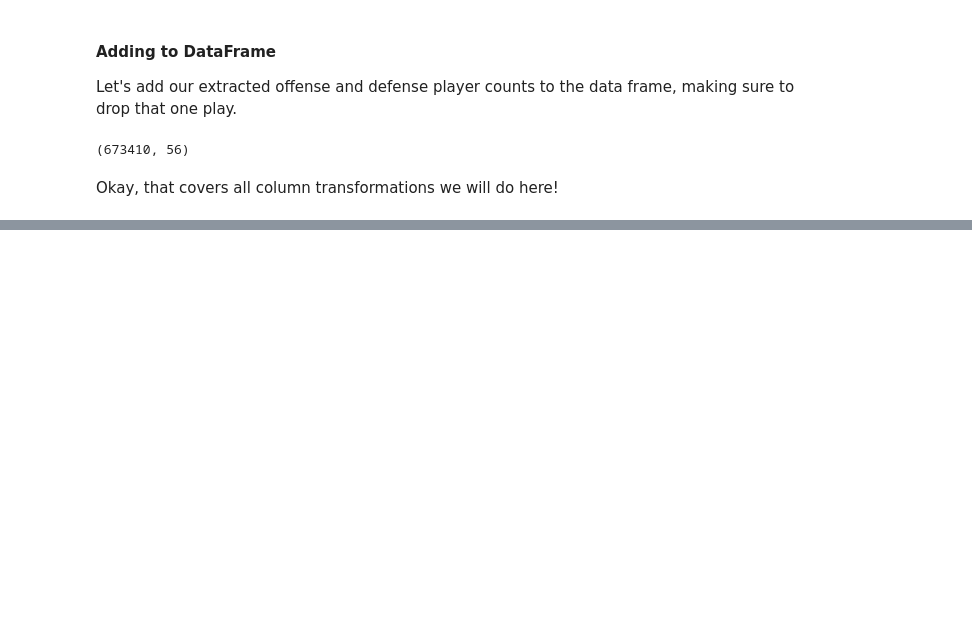
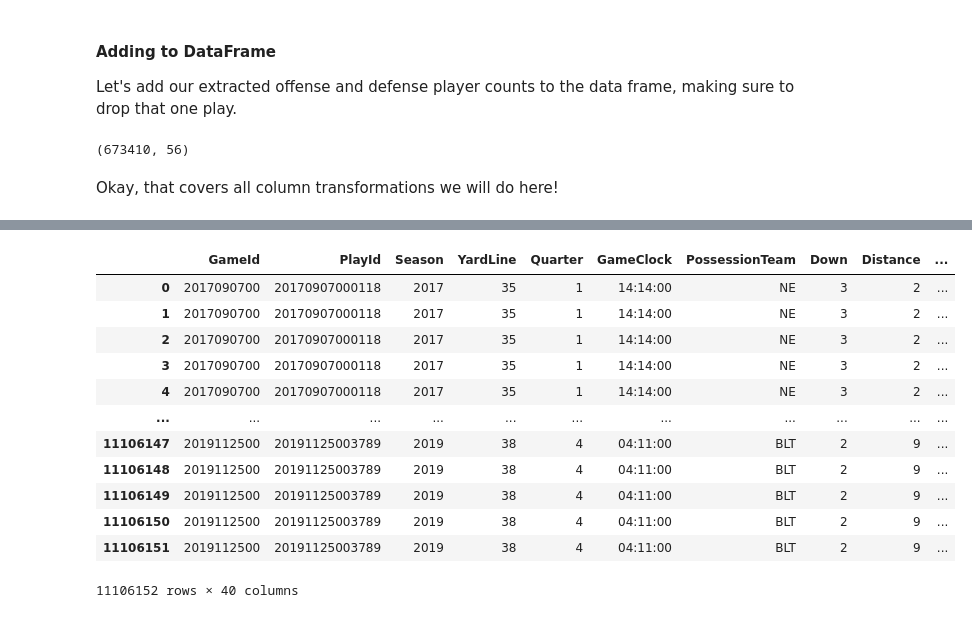
Before and after one commit to MughilM/Data-Science-Projects, a Jupyter notebook: NFL NextGen/1 - Data Cleaning.ipynb, the cells around one changed output, grey strips where cells are left out. Saved outputs shown, nothing was run; the diff lists cells and outputs as text; code cells hidden in the pictures; blank space fills up the shorter version.

```diff
--- a/NFL NextGen/1 - Data Cleaning.ipynb
+++ b/NFL NextGen/1 - Data Cleaning.ipynb
@@ -274,3 +281,7 @@ cutDownData.shape
 (673410, 56)
 # %% [markdown]
 Okay, that covers all column transformations we will do here!
+# %%
+# We don't need the offensive and defensive personnel
+# columns anymore..
+combinedData.drop(columns=['OffensePersonnel', 'DefensePersonnel'], inplace=True)
@@ -276,0 +291,8 @@ Okay, that covers all column transformations we will do here!
+# %%
+# Columns that differ player to player play to play...
+playerLevelCols = ['Team', 'X', 'Y', 'S', 'A', 'Dis', 'Orientation', 'Dir', 'NflId',
+                   'DisplayName', 'JerseyNumber', 'PlayerHeight', 'PlayerWeight',
+                   'PlayerBirthDate', 'PlayerCollegeName', 'Position']
+# The rest of only differ from play to play...
+playByPlayData = combinedData.drop(columns=playerLevelCols)
+playByPlayData.shape
@@ -276,0 +303,4 @@ Okay, that covers all column transformations we will do here!
+# %%
+playByPlayData = playByPlayData.drop_duplicates()
+print('Number of rows:', playByPlayData.shape[0])
+print('Number of categories:', len(combinedData.PlayId.cat.categories))
@@ -276,0 +316,3 @@ Okay, that covers all column transformations we will do here!
+# %%
+playerIdName = combinedData[['NflId', 'DisplayName']]
+playerIdName.drop_duplicates()
@@ -276,0 +333,16 @@ Okay, that covers all column transformations we will do here!
+# %%
+playByPlayData.merge(right=playerIdName, how='left', left_on='NflIdRusher', right_on='NflId')
+# %% [output]
+|  | GameId | PlayId | Season | YardLine | Quarter | GameClock | PossessionTeam | Down | Distance | ... |
+| 0 | 2017090700 | 20170907000118 | 2017 | 35 | 1 | 14:14:00 | NE | 3 | 2 | ... |
+| 1 | 2017090700 | 20170907000118 | 2017 | 35 | 1 | 14:14:00 | NE | 3 | 2 | ... |
+| 2 | 2017090700 | 20170907000118 | 2017 | 35 | 1 | 14:14:00 | NE | 3 | 2 | ... |
+| 3 | 2017090700 | 20170907000118 | 2017 | 35 | 1 | 14:14:00 | NE | 3 | 2 | ... |
+| 4 | 2017090700 | 20170907000118 | 2017 | 35 | 1 | 14:14:00 | NE | 3 | 2 | ... |
+| ... | ... | ... | ... | ... | ... | ... | ... | ... | ... | ... |
+| 11106147 | 2019112500 | 20191125003789 | 2019 | 38 | 4 | 04:11:00 | BLT | 2 | 9 | ... |
+| 11106148 | 2019112500 | 20191125003789 | 2019 | 38 | 4 | 04:11:00 | BLT | 2 | 9 | ... |
+| 11106149 | 2019112500 | 20191125003789 | 2019 | 38 | 4 | 04:11:00 | BLT | 2 | 9 | ... |
+| 11106150 | 2019112500 | 20191125003789 | 2019 | 38 | 4 | 04:11:00 | BLT | 2 | 9 | ... |
+| 11106151 | 2019112500 | 20191125003789 | 2019 | 38 | 4 | 04:11:00 | BLT | 2 | 9 | ... |
+11106152 rows × 40 columns
```
Also changed, not shown: parts of 14 cells of this notebook.
